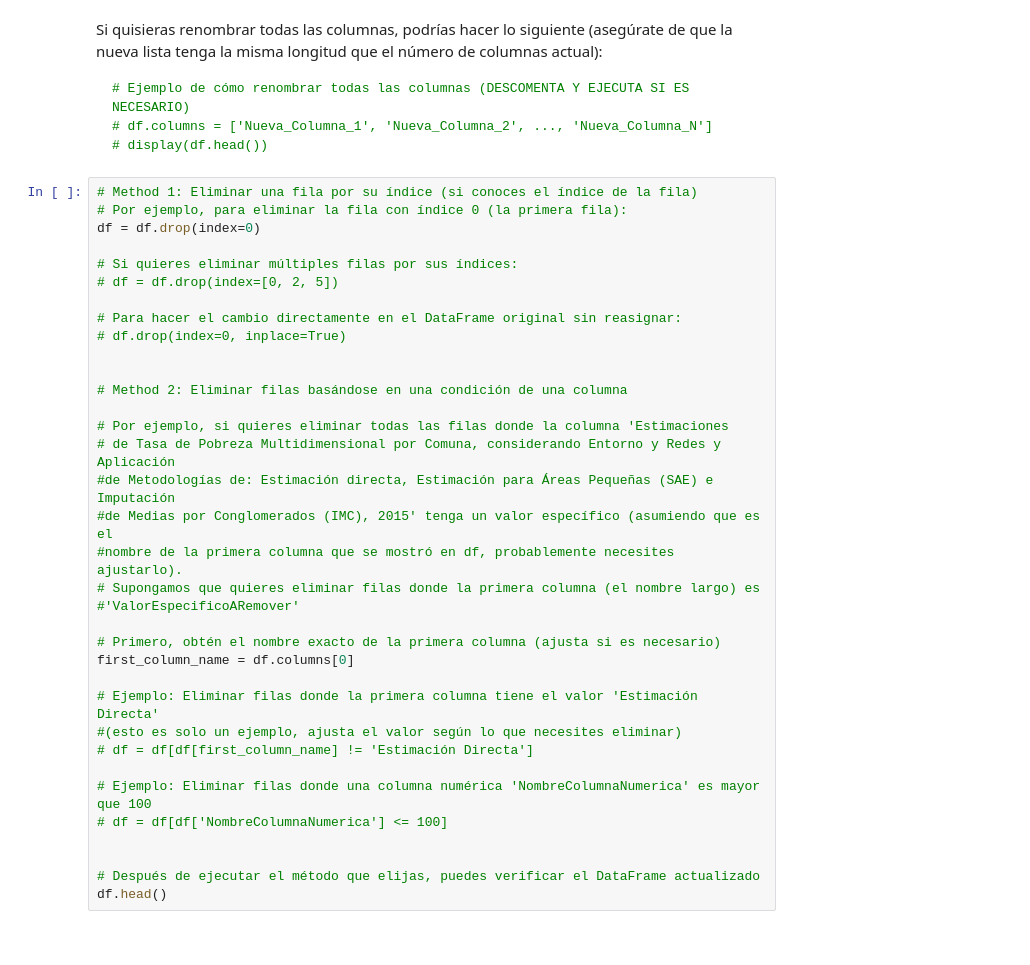
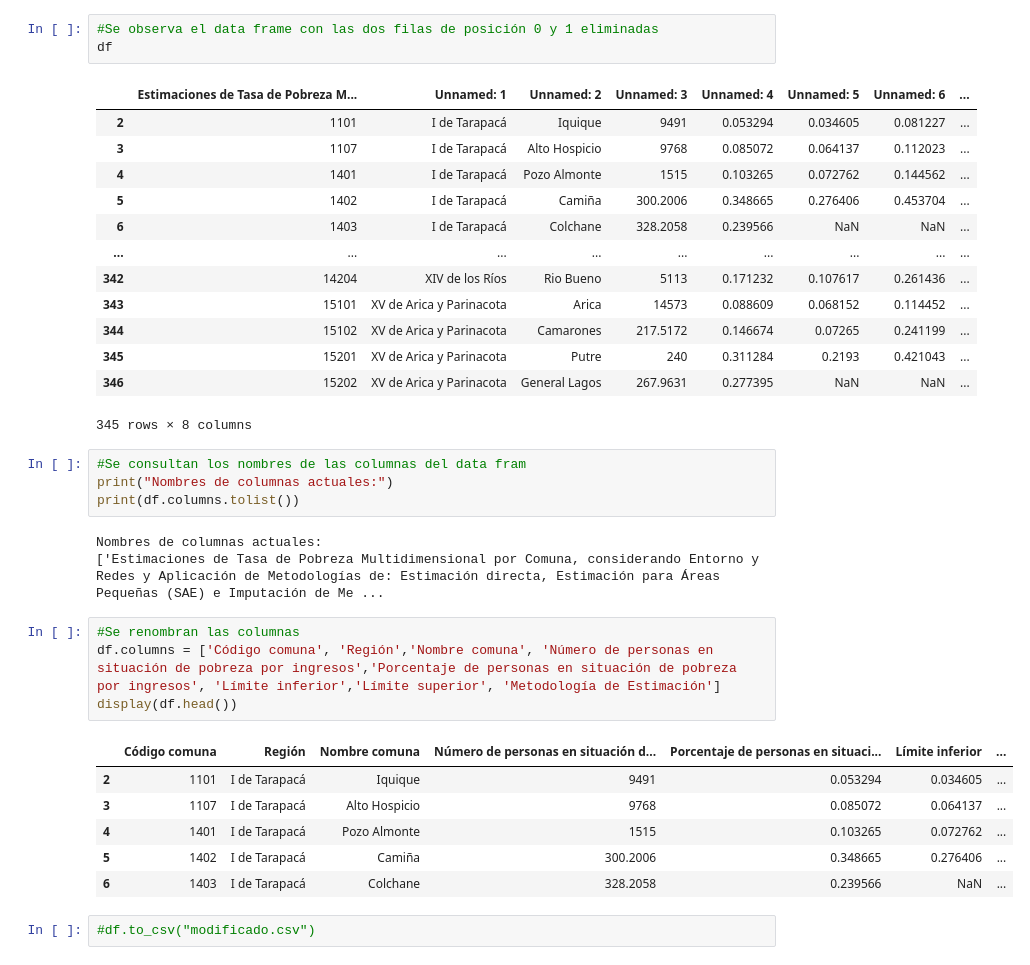
Before and after one commit to masolopa/MINERIADEDATOS, a Jupyter notebook: EV1.ipynb, the cells around one changed output. Saved outputs shown, nothing was run; the diff lists cells and outputs as text.

````diff
--- a/EV1.ipynb
+++ b/EV1.ipynb
@@ -70,43 +34,37 @@ display(df.head())
-# %% [markdown]
-Si quisieras renombrar todas las columnas, podrías hacer lo siguiente (asegúrate de que la nueva lista tenga la misma longitud que el número de columnas actual):
-
-```python
-# Ejemplo de cómo renombrar todas las columnas (DESCOMENTA Y EJECUTA SI ES NECESARIO)
-# df.columns = ['Nueva_Columna_1', 'Nueva_Columna_2', ..., 'Nueva_Columna_N']
-# display(df.head())
-```
-# %%
-# Method 1: Eliminar una fila por su índice (si conoces el índice de la fila)
-# Por ejemplo, para eliminar la fila con índice 0 (la primera fila):
-df = df.drop(index=0)
-
-# Si quieres eliminar múltiples filas por sus índices:
-# df = df.drop(index=[0, 2, 5])
-
-# Para hacer el cambio directamente en el DataFrame original sin reasignar:
-# df.drop(index=0, inplace=True)
-
-
-# Method 2: Eliminar filas basándose en una condición de una columna
-
-# Por ejemplo, si quieres eliminar todas las filas donde la columna 'Estimaciones
-# de Tasa de Pobreza Multidimensional por Comuna, considerando Entorno y Redes y Aplicación
-#de Metodologías de: Estimación directa, Estimación para Áreas Pequeñas (SAE) e Imputación
-#de Medias por Conglomerados (IMC), 2015' tenga un valor específico (asumiendo que es el
-#nombre de la primera columna que se mostró en df, probablemente necesites ajustarlo).
-# Supongamos que quieres eliminar filas donde la primera columna (el nombre largo) es
-#'ValorEspecificoARemover'
-
-# Primero, obtén el nombre exacto de la primera columna (ajusta si es necesario)
-first_column_name = df.columns[0]
-
-# Ejemplo: Eliminar filas donde la primera columna tiene el valor 'Estimación Directa'
-#(esto es solo un ejemplo, ajusta el valor según lo que necesites eliminar)
-# df = df[df[first_column_name] != 'Estimación Directa']
-
-# Ejemplo: Eliminar filas donde una columna numérica 'NombreColumnaNumerica' es mayor que 100
-# df = df[df['NombreColumnaNumerica'] <= 100]
-
-
-# Después de ejecutar el método que elijas, puedes verificar el DataFrame actualizado
-df.head()
+# %%
+#Se observa el data frame con las dos filas de posición 0 y 1 eliminadas
+df
+# %% [output]
+|  | Estimaciones de Tasa de Pobreza M... | Unnamed: 1 | Unnamed: 2 | Unnamed: 3 | Unnamed: 4 | Unnamed: 5 | Unnamed: 6 | ... |
+| 2 | 1101 | I de Tarapacá | Iquique | 9491 | 0.053294 | 0.034605 | 0.081227 | ... |
+| 3 | 1107 | I de Tarapacá | Alto Hospicio | 9768 | 0.085072 | 0.064137 | 0.112023 | ... |
+| 4 | 1401 | I de Tarapacá | Pozo Almonte | 1515 | 0.103265 | 0.072762 | 0.144562 | ... |
+| 5 | 1402 | I de Tarapacá | Camiña | 300.2006 | 0.348665 | 0.276406 | 0.453704 | ... |
+| 6 | 1403 | I de Tarapacá | Colchane | 328.2058 | 0.239566 | NaN | NaN | ... |
+| ... | ... | ... | ... | ... | ... | ... | ... | ... |
+| 342 | 14204 | XIV de los Ríos | Rio Bueno | 5113 | 0.171232 | 0.107617 | 0.261436 | ... |
+| 343 | 15101 | XV de Arica y Parinacota | Arica | 14573 | 0.088609 | 0.068152 | 0.114452 | ... |
+| 344 | 15102 | XV de Arica y Parinacota | Camarones | 217.5172 | 0.146674 | 0.07265 | 0.241199 | ... |
+| 345 | 15201 | XV de Arica y Parinacota | Putre | 240 | 0.311284 | 0.2193 | 0.421043 | ... |
+| 346 | 15202 | XV de Arica y Parinacota | General Lagos | 267.9631 | 0.277395 | NaN | NaN | ... |
+345 rows × 8 columns
+# %%
+#Se consultan los nombres de las columnas del data fram
+print("Nombres de columnas actuales:")
+print(df.columns.tolist())
+# %% [output]
+Nombres de columnas actuales:
+['Estimaciones de Tasa de Pobreza Multidimensional por Comuna, considerando Entorno y Redes y Aplicación de Metodologías de: Estimación directa, Estimación para Áreas Pequeñas (SAE) e Imputación de Me ...
+# %%
+#Se renombran las columnas
+df.columns = ['Código comuna', 'Región','Nombre comuna', 'Número de personas en situación de pobreza por ingresos','Porcentaje de personas en situación de pobreza por ingresos', 'Límite inferior','Límite superior', 'Metodología de Estimación']
+display(df.head())
+# %% [output]
+|  | Código comuna | Región | Nombre comuna | Número de personas en situación d... | Porcentaje de personas en situaci... | Límite inferior | ... |
+| 2 | 1101 | I de Tarapacá | Iquique | 9491 | 0.053294 | 0.034605 | ... |
+| 3 | 1107 | I de Tarapacá | Alto Hospicio | 9768 | 0.085072 | 0.064137 | ... |
+| 4 | 1401 | I de Tarapacá | Pozo Almonte | 1515 | 0.103265 | 0.072762 | ... |
+| 5 | 1402 | I de Tarapacá | Camiña | 300.2006 | 0.348665 | 0.276406 | ... |
+| 6 | 1403 | I de Tarapacá | Colchane | 328.2058 | 0.239566 | NaN | ... |
+# %%
+#df.to_csv("modificado.csv")
````
Also changed, not shown: parts of 12 cells of this notebook.
